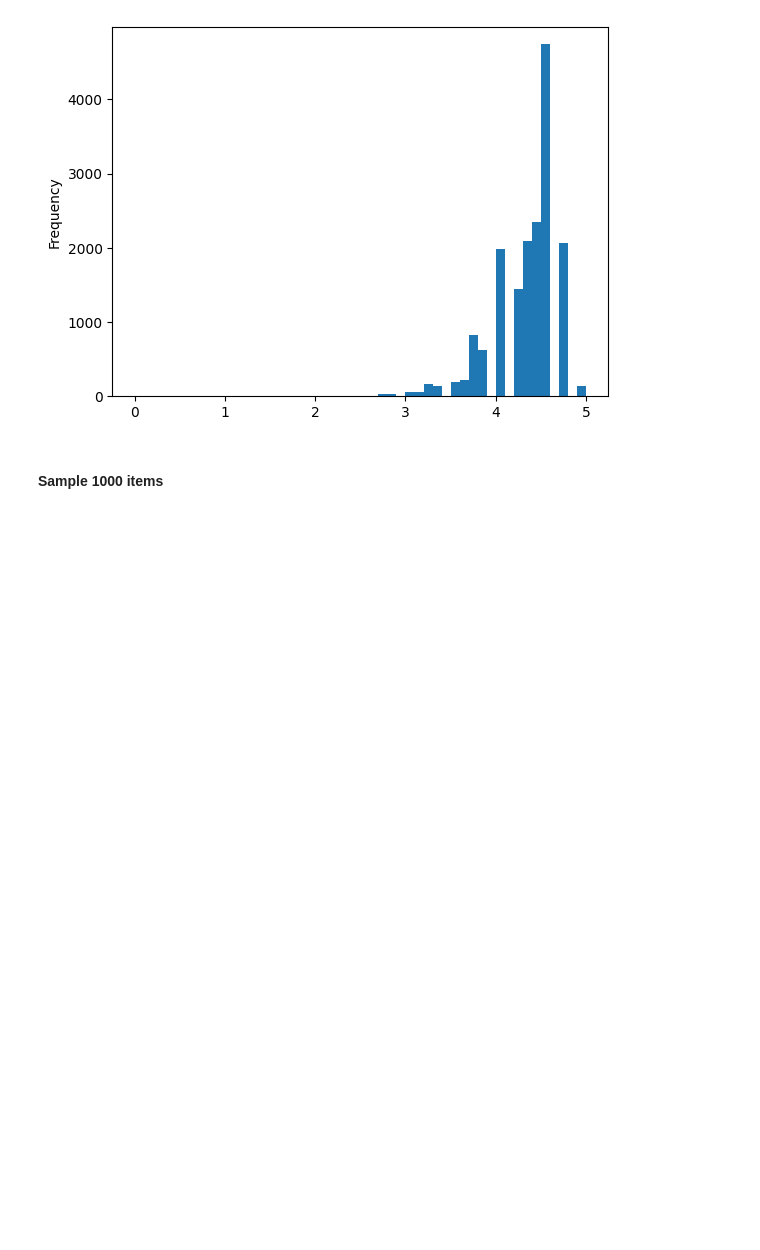
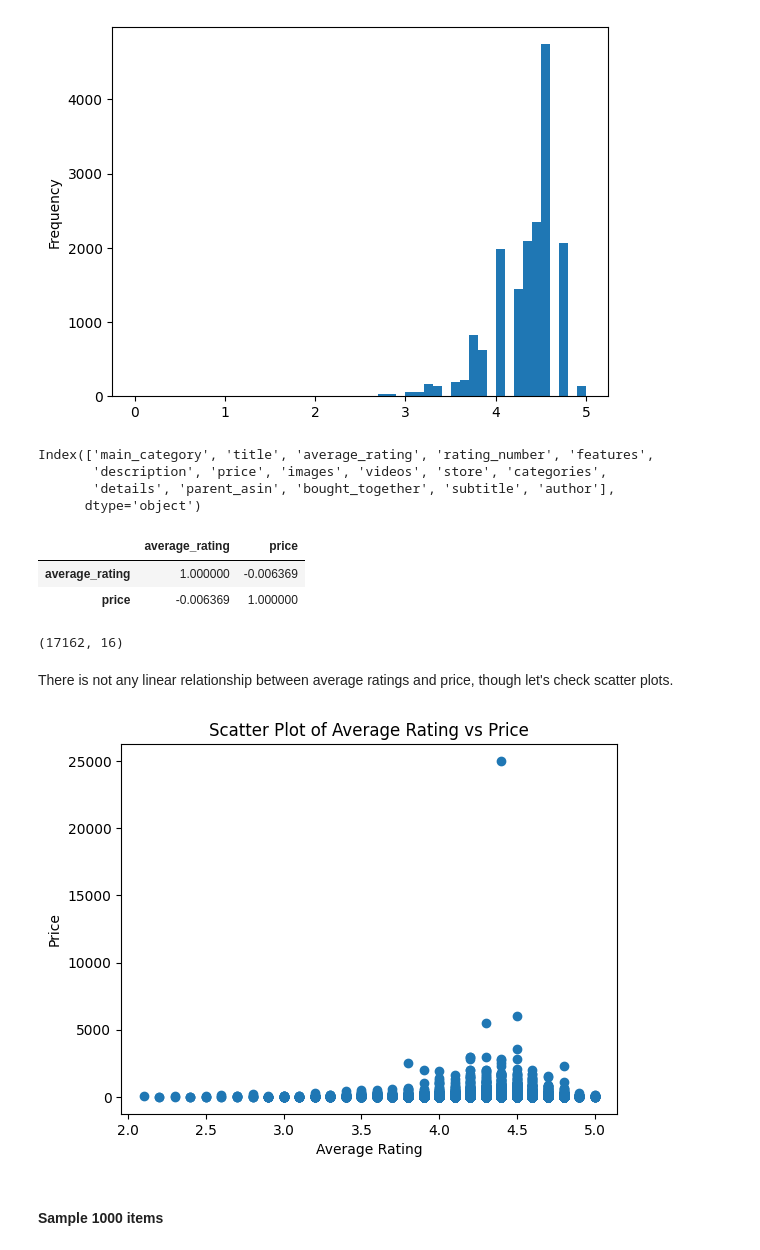
Before and after one commit to esvazas/ai-engineering-bootcamp-101, a Jupyter notebook: notebooks/01-explore-amazon-dataset.ipynb, the cells around one changed output. Cells and saved outputs as stored; diff of their text form; code cells hidden in the pictures; blank space fills up the shorter version.

```diff
--- a/notebooks/01-explore-amazon-dataset.ipynb
+++ b/notebooks/01-explore-amazon-dataset.ipynb
@@ -141,6 +141,35 @@ df_ratings_100['average_rating'].plot(kind='hist', bins=50, range=(0, 5))
 # %% [output]
 <Axes: ylabel='Frequency'>
 [figure]
+# %%
+df_ratings_100.columns
+# %% [output]
+Index(['main_category', 'title', 'average_rating', 'rating_number', 'features',
+       'description', 'price', 'images', 'videos', 'store', 'categories',
+       'details', 'parent_asin', 'bought_together', 'subtitle', 'author'],
+      dtype='object')
+# %%
+## Examine correlations between ratings and price. Plot correlation plot.
+
+df_ratings_100[['average_rating', 'price']].corr()
+# %% [output]
+|  | average_rating | price |
+| average_rating | 1.000000 | -0.006369 |
+| price | -0.006369 | 1.000000 |
+# %%
+df_ratings_100.shape
+# %% [output]
+(17162, 16)
+# %% [markdown]
+There is not any linear relationship between average ratings and price, though let's check scatter plots.
+# %%
+plt.scatter(df_ratings_100['average_rating'], df_ratings_100['price'])
+plt.xlabel('Average Rating')
+plt.ylabel('Price')
+plt.title('Scatter Plot of Average Rating vs Price')
+plt.show()
+# %% [output]
+[figure, added]
 # %% [markdown]
 #### Sample 1000 items
 # %%
```
Also changed, not shown: 1 other file.
